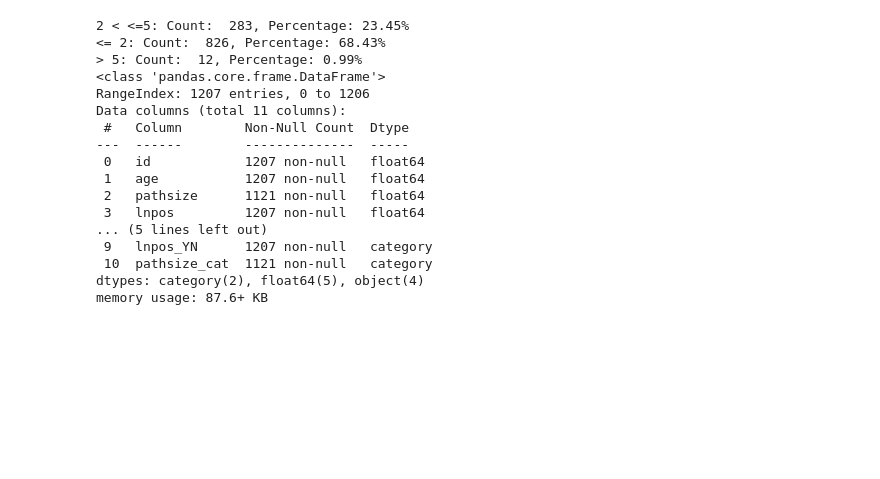
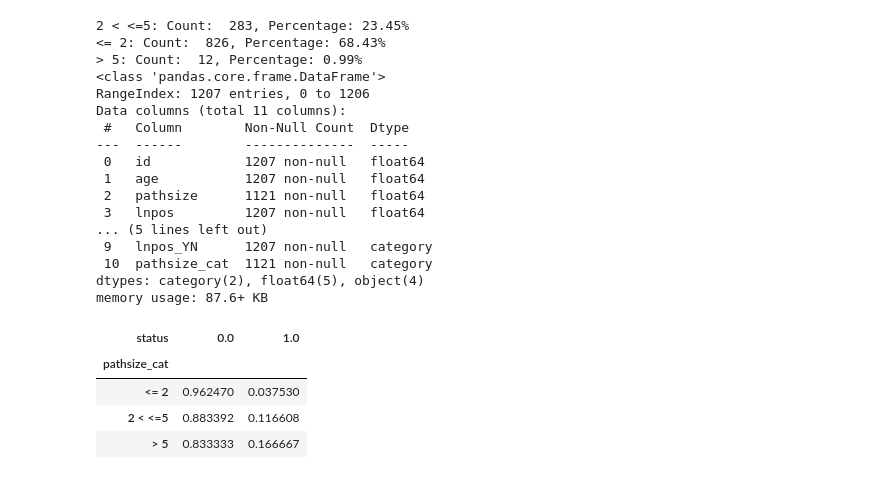
Before and after one commit to aryanssd/-sixteenth-exercices-for-loop, a Jupyter notebook: descriptive-statics.ipynb, the cells around one changed output. Cells and saved outputs as stored; diff of their text form; code cells hidden in the pictures; blank space fills up the shorter version.

```diff
--- a/descriptive-statics.ipynb
+++ b/descriptive-statics.ipynb
@@ -236,6 +236,12 @@ memory usage: 87.6+ KB
 # %%
 cross_tab = pd.crosstab(df['lnpos_YN'], df['status'], normalize='index')
 cross_tab = pd.crosstab(df['pathsize_cat'], df['status'], normalize='index') #normalize: false/index/columns/all
 
 
-#cross_tab
+cross_tab
+# %% [output]
+| status | 0.0 | 1.0 |
+| pathsize_cat |  |  |
+| <= 2 | 0.962470 | 0.037530 |
+| 2 < <=5 | 0.883392 | 0.116608 |
+| > 5 | 0.833333 | 0.166667 |
```
Also changed, not shown: parts of 1 cell of this notebook.
